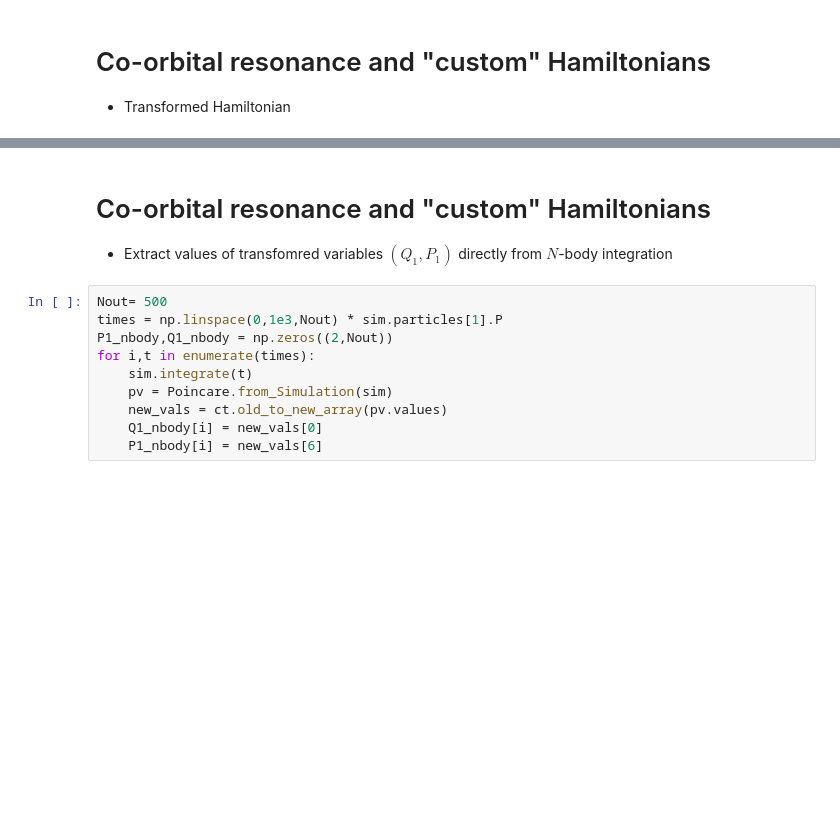
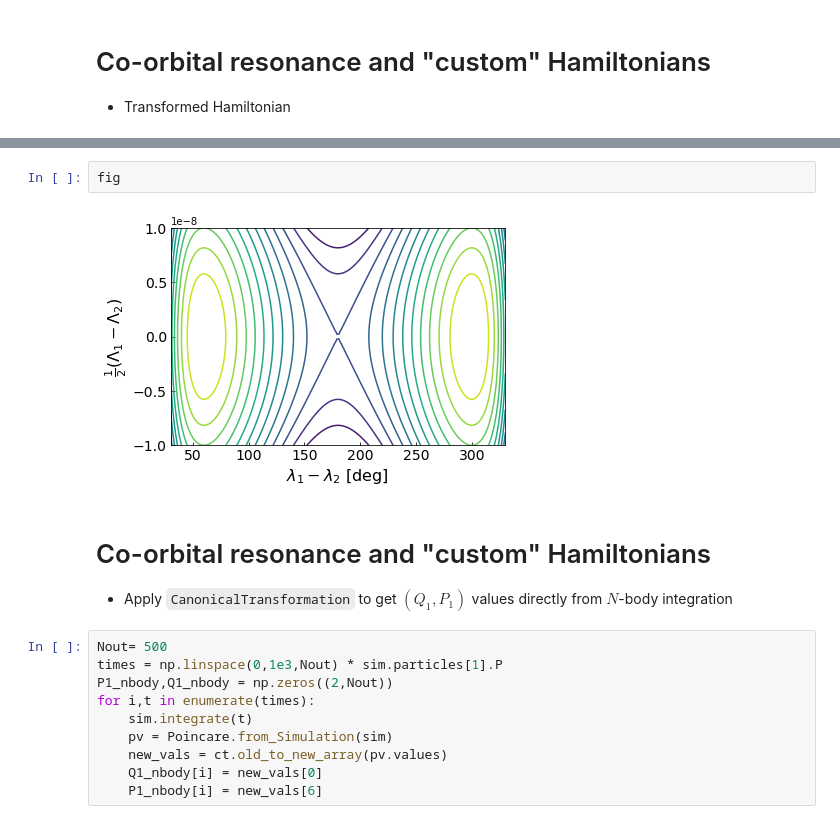
Before and after one commit to shadden/CelmechTutorial_SaoPauloState_Aug2022, a Jupyter notebook: CelmechTutorial_SaoPauloState_Aug2022.ipynb, the cells around one changed output, grey strips where cells are left out. Drawn from its saved outputs; the diff is of its cells as text; blank space fills up the shorter version.

```diff
--- a/CelmechTutorial_SaoPauloState_Aug2022.ipynb
+++ b/CelmechTutorial_SaoPauloState_Aug2022.ipynb
@@ -716,6 +736,10 @@ $\displaystyle \frac{9.99990000099999 \cdot 10^{-21} \cos{\left(Q_{1} \right)}}{
+# %%
+fig
+# %% [output]
+[figure, added]
 # %% [markdown]
 # Co-orbital resonance and "custom" Hamiltonians
-- Extract values of transfomred variables $(Q_1,P_1)$ directly from $N$-body integration
+- Apply `CanonicalTransformation` to get $(Q_1,P_1)$ values directly from $N$-body integration
 # %%
 Nout= 500
 times = np.linspace(0,1e3,Nout) * sim.particles[1].P
```
Also changed, not shown: parts of 18 cells of this notebook.
